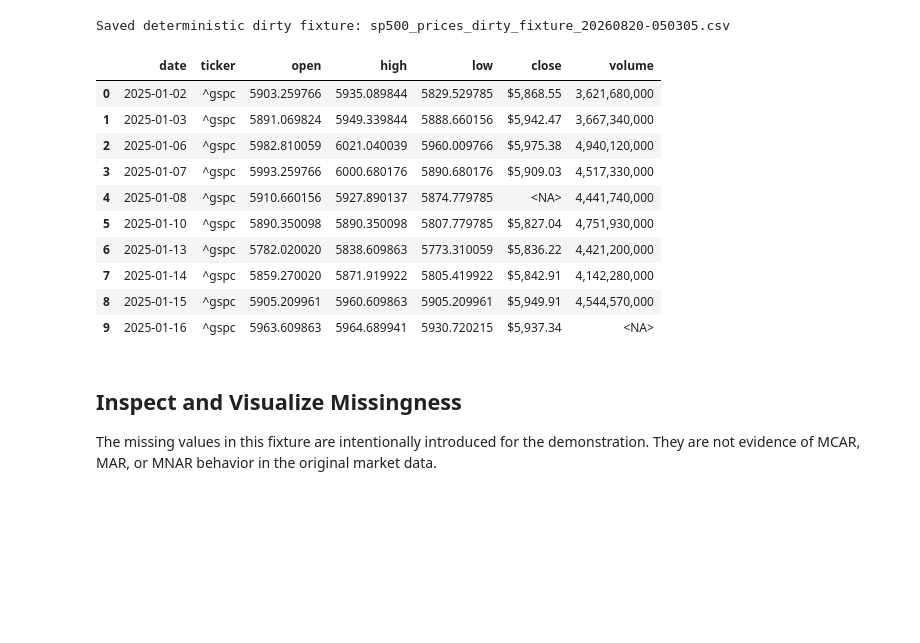
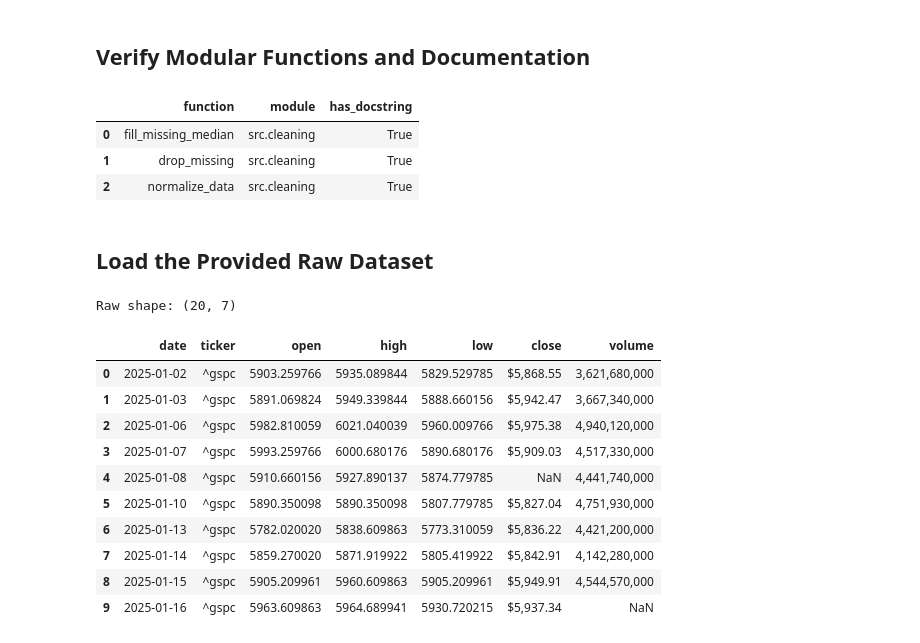
Before and after one commit to Funger1314/bootcamp_Yifang_Qiu, a Jupyter notebook: homework/homework06/homework06_data-preprocessing_submission.ipynb, the cells around one changed output. Saved outputs shown, nothing was run; the diff lists cells and outputs as text; code cells hidden in the pictures; blank space fills up the shorter version.

```diff
--- a/homework/homework06/homework06_data-preprocessing_submission.ipynb
+++ b/homework/homework06/homework06_data-preprocessing_submission.ipynb
@@ -51,37 +48,41 @@ The actual Stage 05 snapshot has no missing values. For this lesson, the control
-# %%
-stage05_raw_dir = REPO_ROOT / 'homework' / 'homework05' / 'data' / 'raw'
-source_files = sorted(stage05_raw_dir.glob('sp500_prices_*.csv'))
-if not source_files:
-    raise FileNotFoundError('Run the Stage 05 notebook first so a raw CSV is available.')
-
-source_path = source_files[-1]
-source_data = pd.read_csv(source_path, parse_dates=['date'])
-dirty_data = source_data.copy()
-dirty_data['date'] = dirty_data['date'].dt.strftime('%Y-%m-%d')
-dirty_data['ticker'] = '  ^gspc  '
-dirty_data['close'] = dirty_data['close'].map(lambda value: f'${value:,.2f}')
-dirty_data['volume'] = dirty_data['volume'].map(lambda value: f'{value:,}')
-dirty_data.loc[4, 'close'] = pd.NA
-dirty_data.loc[9, 'volume'] = pd.NA
-dirty_data.loc[15, 'date'] = 'not-a-date'
-
-dirty_path = RAW_DIR / f'sp500_prices_dirty_fixture_{RUN_TIMESTAMP}.csv'
-dirty_data.to_csv(dirty_path, index=False)
-print(f'Saved deterministic dirty fixture: {dirty_path.name}')
-dirty_data.head(10)
-# %% [output]
-Saved deterministic dirty fixture: sp500_prices_dirty_fixture_20260820-050305.csv
-|  | date | ticker | open | high | low | close | volume |
-| 0 | 2025-01-02 | ^gspc | 5903.259766 | 5935.089844 | 5829.529785 | $5,868.55 | 3,621,680,000 |
-| 1 | 2025-01-03 | ^gspc | 5891.069824 | 5949.339844 | 5888.660156 | $5,942.47 | 3,667,340,000 |
-| 2 | 2025-01-06 | ^gspc | 5982.810059 | 6021.040039 | 5960.009766 | $5,975.38 | 4,940,120,000 |
-| 3 | 2025-01-07 | ^gspc | 5993.259766 | 6000.680176 | 5890.680176 | $5,909.03 | 4,517,330,000 |
-| 4 | 2025-01-08 | ^gspc | 5910.660156 | 5927.890137 | 5874.779785 | <NA> | 4,441,740,000 |
-| 5 | 2025-01-10 | ^gspc | 5890.350098 | 5890.350098 | 5807.779785 | $5,827.04 | 4,751,930,000 |
-| 6 | 2025-01-13 | ^gspc | 5782.020020 | 5838.609863 | 5773.310059 | $5,836.22 | 4,421,200,000 |
-| 7 | 2025-01-14 | ^gspc | 5859.270020 | 5871.919922 | 5805.419922 | $5,842.91 | 4,142,280,000 |
-| 8 | 2025-01-15 | ^gspc | 5905.209961 | 5960.609863 | 5905.209961 | $5,949.91 | 4,544,570,000 |
-| 9 | 2025-01-16 | ^gspc | 5963.609863 | 5964.689941 | 5930.720215 | $5,937.34 | <NA> |
-# %% [markdown]
-## Inspect and Visualize Missingness
-The missing values in this fixture are intentionally introduced for the demonstration. They are not evidence of MCAR, MAR, or MNAR behavior in the original market data.
+# %% [markdown]
+## Verify Modular Functions and Documentation
+# %%
+function_documentation = pd.DataFrame(
+    {
+        "function": [fill_missing_median.__name__, drop_missing.__name__, normalize_data.__name__],
+        "module": [fn.__module__ for fn in [fill_missing_median, drop_missing, normalize_data]],
+        "has_docstring": [bool(inspect.getdoc(fn)) for fn in [fill_missing_median, drop_missing, normalize_data]],
+    }
+)
+assert function_documentation["has_docstring"].all()
+assert set(function_documentation["module"]) == {"src.cleaning"}
+function_documentation
+# %% [output]
+|  | function | module | has_docstring |
+| 0 | fill_missing_median | src.cleaning | True |
+| 1 | drop_missing | src.cleaning | True |
+| 2 | normalize_data | src.cleaning | True |
+# %% [markdown]
+## Load the Provided Raw Dataset
+# %%
+raw_path = RAW_DIR / "sp500_prices_dirty_fixture_20260820-050305.csv"
+if not raw_path.exists():
+    raise FileNotFoundError(f"Required raw fixture not found: {raw_path}")
+
+raw_data = pd.read_csv(raw_path)
+print("Raw shape:", raw_data.shape)
+raw_data.head(10)
+# %% [output]
+Raw shape: (20, 7)
+|  | date | ticker | open | high | low | close | volume |
+| 0 | 2025-01-02 | ^gspc | 5903.259766 | 5935.089844 | 5829.529785 | $5,868.55 | 3,621,680,000 |
+| 1 | 2025-01-03 | ^gspc | 5891.069824 | 5949.339844 | 5888.660156 | $5,942.47 | 3,667,340,000 |
+| 2 | 2025-01-06 | ^gspc | 5982.810059 | 6021.040039 | 5960.009766 | $5,975.38 | 4,940,120,000 |
+| 3 | 2025-01-07 | ^gspc | 5993.259766 | 6000.680176 | 5890.680176 | $5,909.03 | 4,517,330,000 |
+| 4 | 2025-01-08 | ^gspc | 5910.660156 | 5927.890137 | 5874.779785 | NaN | 4,441,740,000 |
+| 5 | 2025-01-10 | ^gspc | 5890.350098 | 5890.350098 | 5807.779785 | $5,827.04 | 4,751,930,000 |
+| 6 | 2025-01-13 | ^gspc | 5782.020020 | 5838.609863 | 5773.310059 | $5,836.22 | 4,421,200,000 |
+| 7 | 2025-01-14 | ^gspc | 5859.270020 | 5871.919922 | 5805.419922 | $5,842.91 | 4,142,280,000 |
+| 8 | 2025-01-15 | ^gspc | 5905.209961 | 5960.609863 | 5905.209961 | $5,949.91 | 4,544,570,000 |
+| 9 | 2025-01-16 | ^gspc | 5963.609863 | 5964.689941 | 5930.720215 | $5,937.34 | NaN |
```
Also changed, not shown: parts of 28 cells of this notebook, 10 other files.
